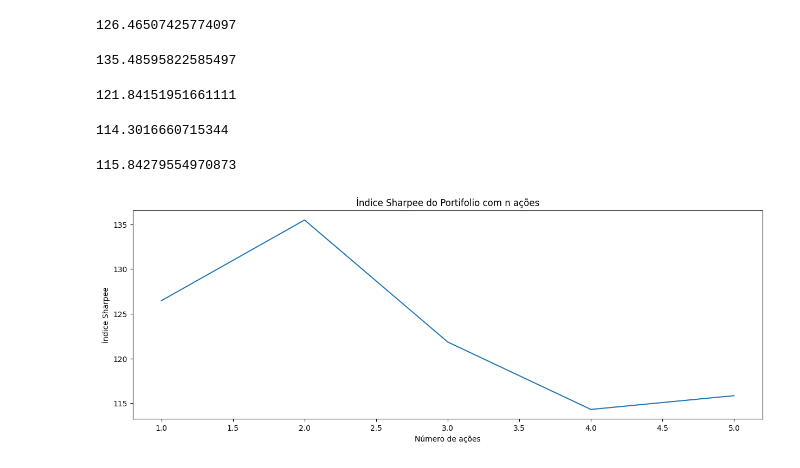
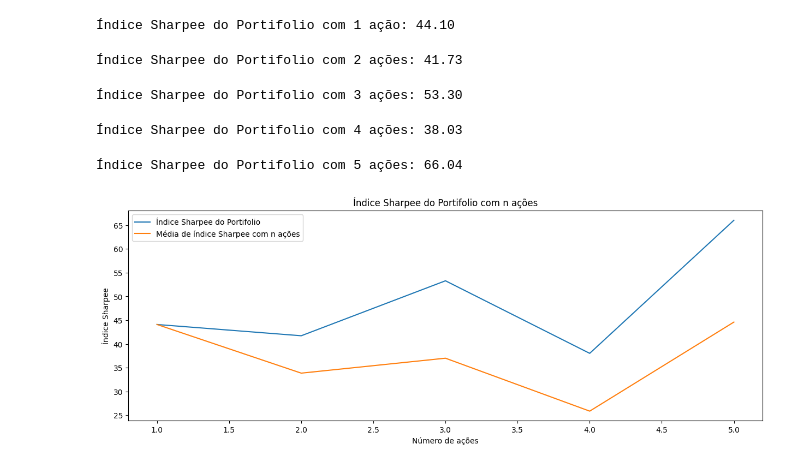
Before and after one commit to iancdesponds/APS-3-CDADOS, a Jupyter notebook: aps.ipynb, the cells around one changed output. Saved outputs shown, nothing was run; the diff lists cells and outputs as text; code cells hidden in the pictures.

Commit message:
feat: mudou ações

```diff
--- a/aps.ipynb
+++ b/aps.ipynb
@@ -195,40 +210,66 @@ Rentabilidade geral: 178.94%
 # %%
 portifolio = 0
-portifolio += data_acoes[7]['Valor por dia'] # WEG - Setor de equipamentos eletrônicos
+portifolio += data_portifolio[0]['Valor por dia'] # TELEFÔNICA - Setor de telecomunicações
 ind_sharpee_1_acao = (portifolio.iloc[-1] / (1000 * 1) - 1) / portifolio.ffill(axis=0).pct_change().std()
 print('Índice Sharpee do Portifolio com 1 ação: {:.2f}'.format(ind_sharpee_1_acao))
+
+media_ind_sharpee_1_acao = 0
+for i in range(1):
+    media_ind_sharpee_1_acao += data_portifolio[i]['Índice Sharpee']
 # %% [output]
-126.46507425774097
+Índice Sharpee do Portifolio com 1 ação: 44.10
 # %%
-portifolio += data_acoes[1]['Valor por dia'] # VALE - Setor de mineração
+portifolio += data_portifolio[1]['Valor por dia'] # VALE - Setor de mineração
 ind_sharpee_2_acoes = (portifolio.iloc[-1] / (1000 * 2) - 1) / portifolio.ffill(axis=0).pct_change().std()
 print('Índice Sharpee do Portifolio com 2 ações: {:.2f}'.format(ind_sharpee_2_acoes))
+
+media_ind_sharpee_2_acoes = 0
+for i in range(2):
+    media_ind_sharpee_2_acoes += data_portifolio[i]['Índice Sharpee']
+media_ind_sharpee_2_acoes /= 2
 # %% [output]
-135.48595822585497
+Índice Sharpee do Portifolio com 2 ações: 41.73
 # %%
-portifolio += data_acoes[12]['Valor por dia'] # TELEFÔNICA - Setor de telecomunicações
+portifolio += data_portifolio[2]['Valor por dia'] # RAIA DROGASIL - Setor de farmácias
 ind_sharpee_3_acoes = (portifolio.iloc[-1] / (1000 * 3) - 1) / portifolio.ffill(axis=0).pct_change().std()
 print('Índice Sharpee do Portifolio com 3 ações: {:.2f}'.format(ind_sharpee_3_acoes))
+
+media_ind_sharpee_3_acoes = 0
+for i in range(3):
+    media_ind_sharpee_3_acoes += data_portifolio[i]['Índice Sharpee']
+media_ind_sharpee_3_acoes /= 3
 # %% [output]
-121.84151951661111
+Índice Sharpee do Portifolio com 3 ações: 53.30
 # %%
-portifolio += data_acoes[6]['Valor por dia'] # RAIA DROGASIL - Setor de farmácias
+portifolio += data_portifolio[3]['Valor por dia'] # FLEURY - Setor de laboratórios
 ind_sharpee_4_acoes = (portifolio.iloc[-1] / (1000 * 4) - 1) / portifolio.ffill(axis=0).pct_change().std()
 print('Índice Sharpee do Portifolio com 4 ações: {:.2f}'.format(ind_sharpee_4_acoes))
+
+media_ind_sharpee_4_acoes = 0
+for i in range(4):
+    media_ind_sharpee_4_acoes += data_portifolio[i]['Índice Sharpee']
+media_ind_sharpee_4_acoes /= 4
 # %% [output]
-114.3016660715344
+Índice Sharpee do Portifolio com 4 ações: 38.03
 # %%
-portifolio += data_acoes[15]['Valor por dia'] # SABESP - Setor de saneamento básico
+portifolio += data_portifolio[4]['Valor por dia'] # WEG - Setor de equipamentos eletrônicos
 ind_sharpee_5_acoes = (portifolio.iloc[-1] / (1000 * 5) - 1) / portifolio.ffill(axis=0).pct_change().std()
 print('Índice Sharpee do Portifolio com 5 ações: {:.2f}'.format(ind_sharpee_5_acoes))
+
+media_ind_sharpee_5_acoes = 0
+for i in range(5):
+    media_ind_sharpee_5_acoes += data_portifolio[i]['Índice Sharpee']
+media_ind_sharpee_5_acoes /= 5
 # %% [output]
-115.84279554970873
+Índice Sharpee do Portifolio com 5 ações: 66.04
 # %%
 plt.figure(figsize=(15,5))
-plt.plot([1,2,3,4,5], [ind_sharpee_1_acao, ind_sharpee_2_acoes, ind_sharpee_3_acoes, ind_sharpee_4_acoes, ind_sharpee_5_acoes])
+plt.plot([1,2,3,4,5], [ind_sharpee_1_acao, ind_sharpee_2_acoes, ind_sharpee_3_acoes, ind_sharpee_4_acoes, ind_sharpee_5_acoes], label='Índice Sharpee do Portifolio')
+plt.plot([1,2,3,4,5], [media_ind_sharpee_1_acao, media_ind_sharpee_2_acoes, media_ind_sharpee_3_acoes, media_ind_sharpee_4_acoes, media_ind_sharpee_5_acoes], label='Média de índice Sharpee com n ações')
+plt.legend()
 plt.title('Índice Sharpee do Portifolio com n ações')
 plt.ylabel('Índice Sharpee')
 plt.xlabel('Número de ações')
 plt.show()
 # %% [output]
-[figure, old version]
+[figure, new version]
```
Also changed, not shown: parts of 8 cells of this notebook.
